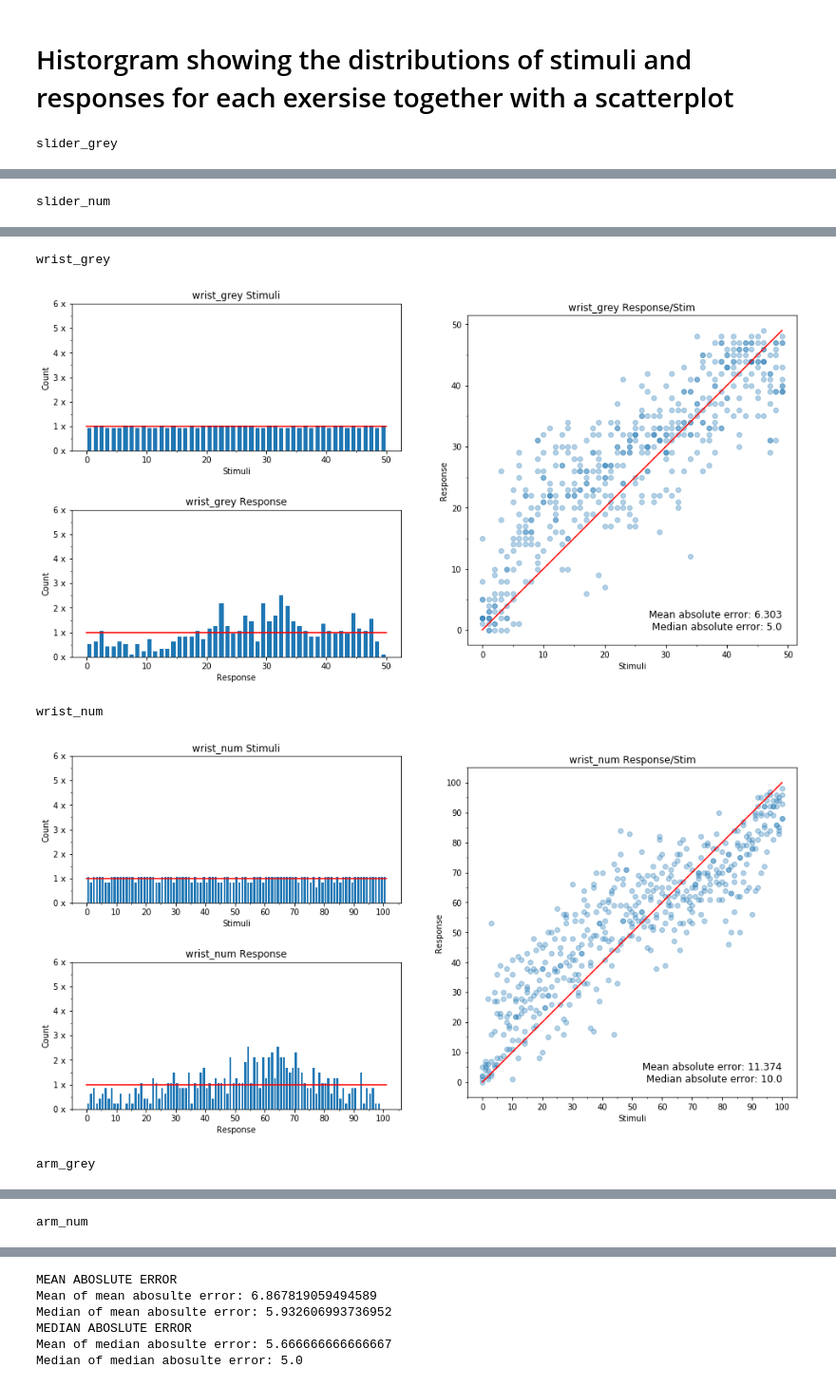
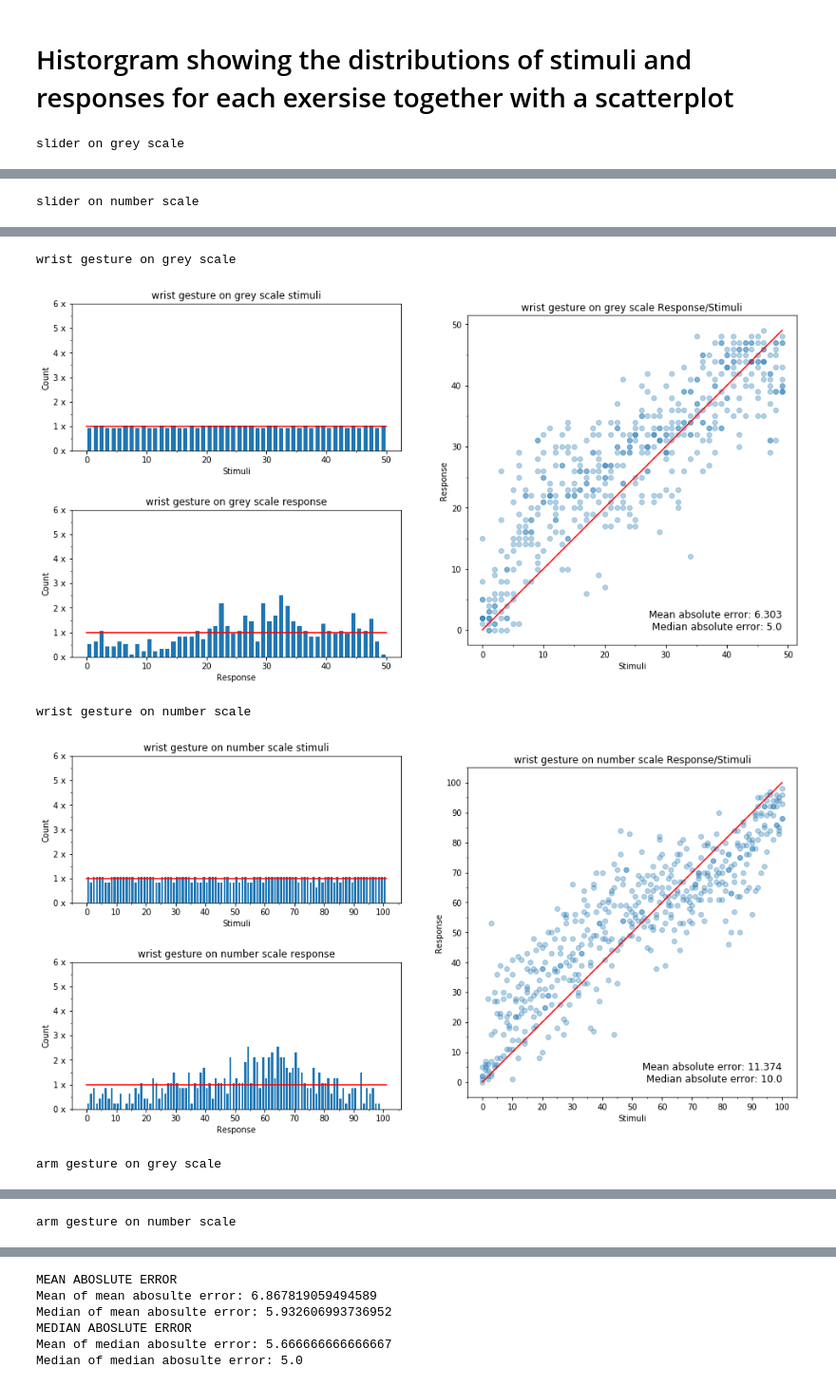
Before and after one commit to TheBatAss/Gesture-Based-Input-Method-for-Wearable, a Jupyter notebook: Data analysis/Data analysis.ipynb, the cells around one changed output, grey strips where cells are left out. Shown at 95% size. Cells and saved outputs as stored; diff of their text form; code cells hidden in the pictures.

```diff
--- a/Data analysis/Data analysis.ipynb
+++ b/Data analysis/Data analysis.ipynb
@@ -362,15 +467,17 @@ for t in types:
     x = q['response']-q['stim']
 
     ax1 = fig.add_subplot(plot_placement[i%2])
-    hist1, bins1 = np.histogram(x, bins=50)#, normed=1)
+    hist1, bins1 = np.histogram(x, bins=20)#, normed=1)
     width1 = 0.7 * (bins1[1] - bins1[0])
     center1 = (bins1[:-1] + bins1[1:]) / 2
     ax1.bar(center1, hist1, align='center', width=width1)
-    ax1.set_title(t)
-    ax1.set_xlim([-80,80])
-    ax1.set_ylim([0,80])
+    ax1.set_title("Error distribution for "+ex_trans[t])
+    ax1.set_xlim([-55,55])
+    #ax1.set_ylim([0,160])
     ax1.set_xlabel("Error")
     ax1.set_ylabel("Count")
+    ax1.set_xticks(np.arange(-50, 60, step=10))
+    ax1.set_yticks(np.arange(0, 151, step=10))
     #plt.show()
     if i%2 == 1:
         plt.show()
@@ -468,7 +605,7 @@ calculated t-statistic: -0.8537000635827134
 # %%
 errors = []
 for i in range(6):
-    print(types[i])
+    print(ex_trans[types[i]])
     x = type_frames[i].loc[: , columns[7]]
     y = round(type_frames[i].loc[: , columns[8]])
     if "grey" in types[i]:
@@ -498,7 +635,7 @@ for i in range(6):
     # Add 1st plot (hist)
     ax1 = fig.add_subplot(gs[0,0])
     ax1.bar(center1, hist1/hist_mean, align='center', width=width1)
-    ax1.set_title(types[i]+" Stimuli")
+    ax1.set_title(ex_trans[types[i]]+" stimuli")
     ax1.set_xlabel("Stimuli")
     ax1.set_ylabel("Count")
     ax1.set_ylim(0,y_limit)
@@ -511,7 +648,7 @@ for i in range(6):
 
     # Add 2st plot (hist)
     ax2 = fig.add_subplot(gs[1,0])
-    ax2.set_title(types[i]+" Response")
+    ax2.set_title(ex_trans[types[i]]+" response")
     ax2.bar(center2, hist2/hist_mean, align='center', width=width2)
     ax2.set_xlabel("Response")
     ax2.set_ylabel("Count")
@@ -525,7 +662,7 @@ for i in range(6):
 
     # Add 3rd plot (scatter)
     ax3 = fig.add_subplot(gs[0:,1],aspect=1)
-    ax3.set_title(types[i]+" Response/Stim")
+    ax3.set_title(ex_trans[types[i]]+" Response/Stimuli")
     corrThres = yMax/20
     # Green upper
     #ax3.fill([0,0,yMax-corrThres,yMax],[0,corrThres,yMax,yMax], color = 'green', alpha=0.2)
@@ -556,4 +693,4 @@ for i in range(6):
     plt.show()
     #break
 # %% [output]
-slider_grey
+slider on grey scale
@@ -561 +698 @@ slider_grey
-slider_num
+slider on number scale
@@ -563,5 +700,5 @@ slider_num
-wrist_grey
+wrist gesture on grey scale
-[figure, old version]
+[figure, new version]
-wrist_num
+wrist gesture on number scale
-[figure, old version]
+[figure, new version]
-arm_grey
+arm gesture on grey scale
@@ -569 +706 @@ arm_grey
-arm_num
+arm gesture on number scale
```
Also changed, not shown: parts of 9 cells of this notebook.
